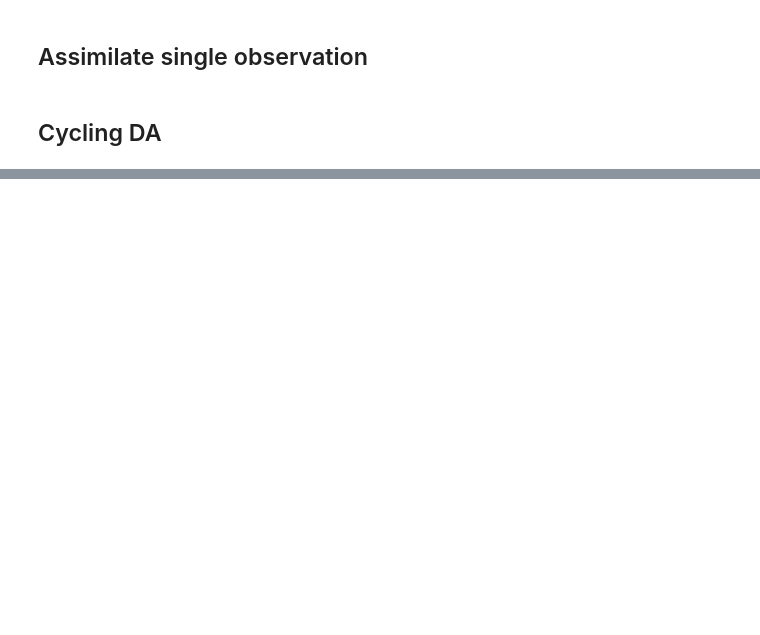
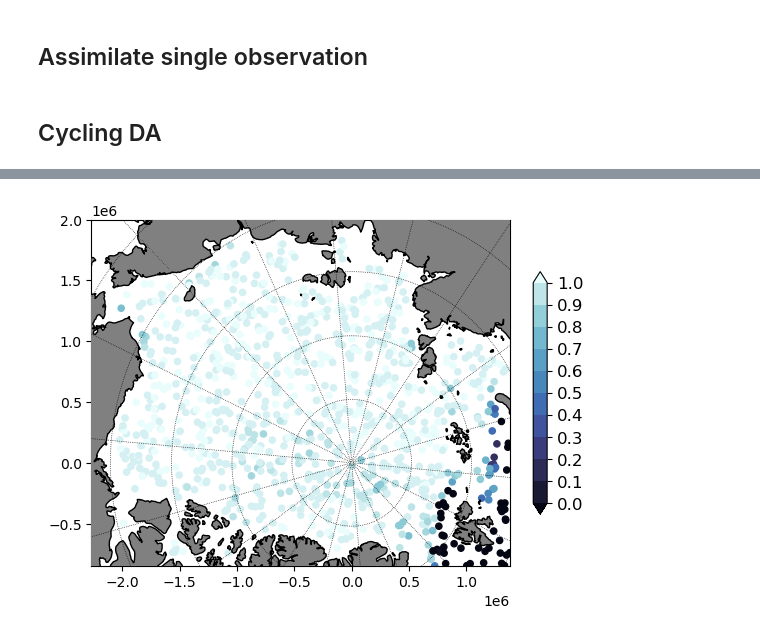
Before and after one commit to sasip-climate/notebooks-nextsim-workshop2025, a Jupyter notebook: assimilation/demo-osse.ipynb, the cells around one changed output, grey strips where cells are left out. Cells and saved outputs as stored; diff of their text form; code cells hidden in the pictures; blank space fills up the shorter version.

```diff
--- a/assimilation/demo-osse.ipynb
+++ b/assimilation/demo-osse.ipynb
@@ -31,9 +29,7 @@ os.cpu_count()
 8
 # %%
 # Configuration
-from NEDAS.config import Config
-
-config_file = os.path.join(notebook_root, 'assimilation', 'config.yml')
+config_file = "/home/nextsim-workshop/notebooks-nextsim-workshop2025/assimilation/config.yml"
 
 c = Config(config_file=config_file,
            nproc=6, ## number of processors; set according to your cpu count
@@ -391,0 +393,12 @@ c.grid.plot_land(ax, color='gray')
+# %%
+##plot obs network
+seq = np.load(os.path.join(c.analysis_dir(c.time), "obs_seq.rec0.npy"), allow_pickle=True).item()
+
+fig, ax = plt.subplots(1, 1, figsize=(6,4.5))
+
+c.grid.plot_scatter(ax, seq['obs'], x=seq['x'], y=seq['y'], vmin=vmin, vmax=vmax, cmap=cmap, markersize=20)
+add_colorbar(fig, ax, cmap, vmin, vmax)
+
+c.grid.plot_land(ax, color='gray')
+# %% [output]
+[figure, added]
```
Also changed, not shown: parts of 29 cells of this notebook, 2 other files.
